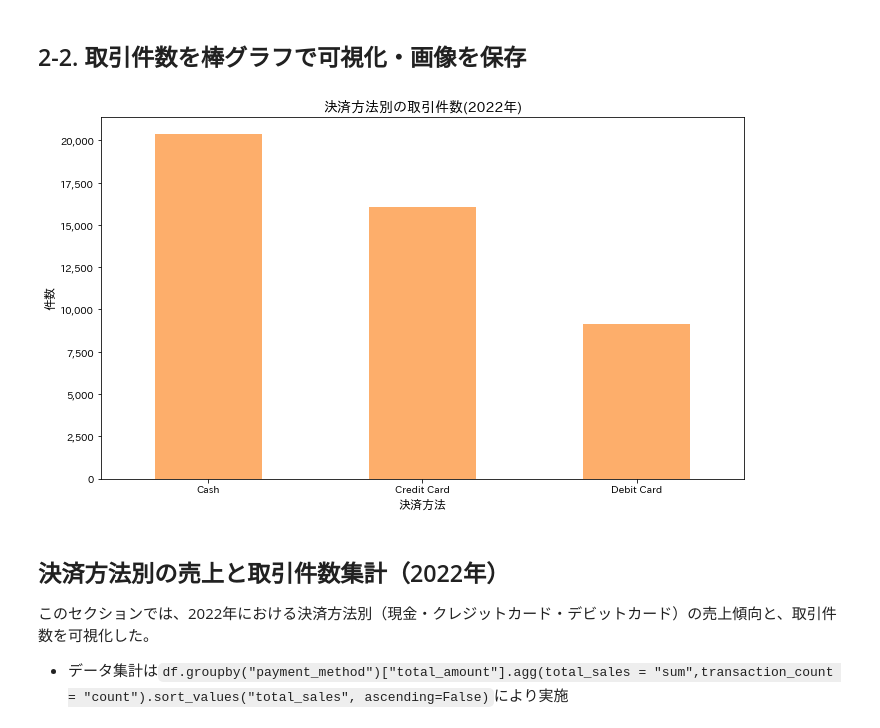
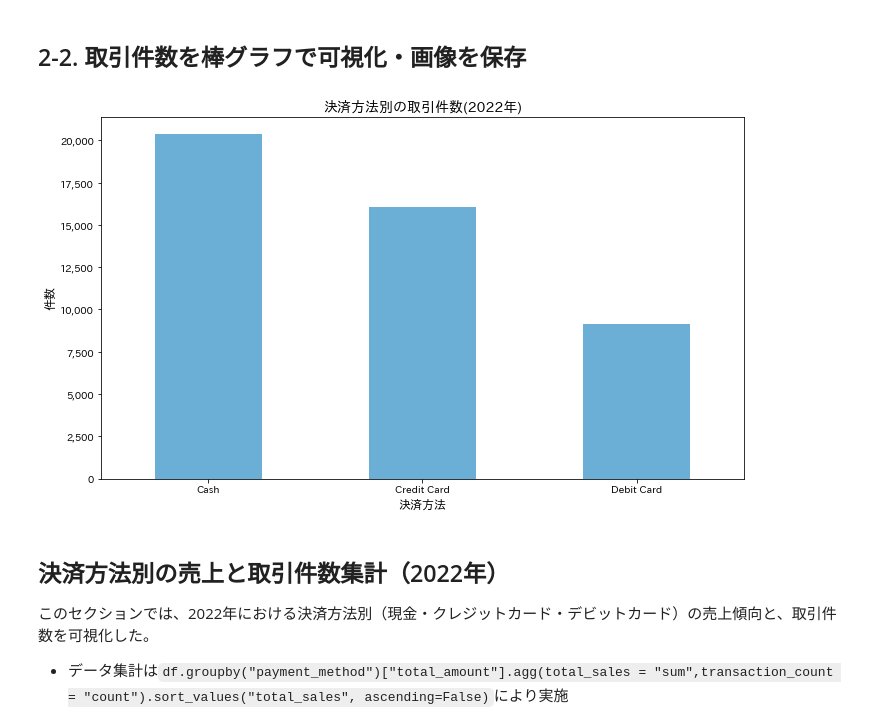
Before and after one commit to toshizu/retail_sales_2022, a Jupyter notebook: script/02_payment_analysis.ipynb, the cells around one changed output. Saved outputs shown, nothing was run; the diff lists cells and outputs as text; code cells hidden in the pictures.

```diff
--- a/script/02_payment_analysis.ipynb
+++ b/script/02_payment_analysis.ipynb
@@ -71,25 +71,25 @@ plt.show()
 # %%
 # 取引件数の棒グラフ
 
 fig, ax = plt.subplots(figsize=(10, 6), facecolor="white")
-summary_by_payment["transaction_count"].plot(kind="bar", color="#fdae6b", ax=ax)
+summary_by_payment["transaction_count"].plot(kind="bar", color="#6baed6", ax=ax)
 
 ax.set_title("決済方法別の取引件数(2022年)", fontsize=14)
 ax.set_xlabel("決済方法", fontsize=12)
 ax.set_ylabel("件数", fontsize=12)
 
 # x軸ラベルを横向きに
 ax.tick_params(axis="x", labelrotation=0)
 
 ax.yaxis.set_major_formatter(mtick.FuncFormatter(lambda x, _: f"{int(x):,}"))
 
 # グラフを描画、画像を保存
 plt.tight_layout()
-plt.savefig("../output/transaction_count_by_payment_method.png",
+plt.savefig("../output/03_transaction_count_by_payment_method.png",
             dpi=300, bbox_inches="tight")
 plt.show()
 # %% [output]
-[figure, old version]
+[figure, new version]
 # %% [markdown]
 ## 決済方法別の売上と取引件数集計（2022年）
 
```
Also changed, not shown: parts of 1 cell of this notebook, 3 other files.
